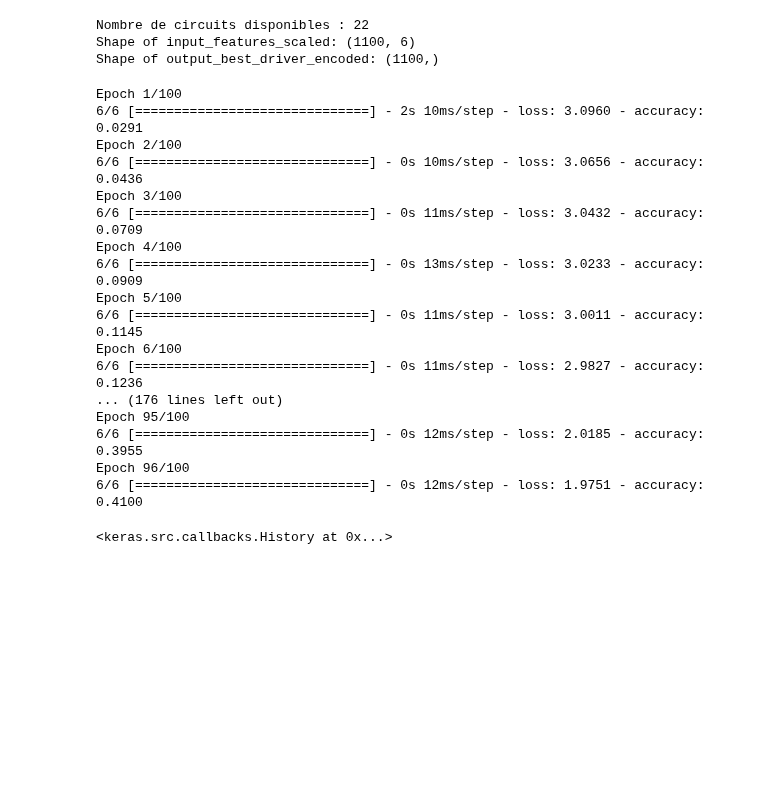
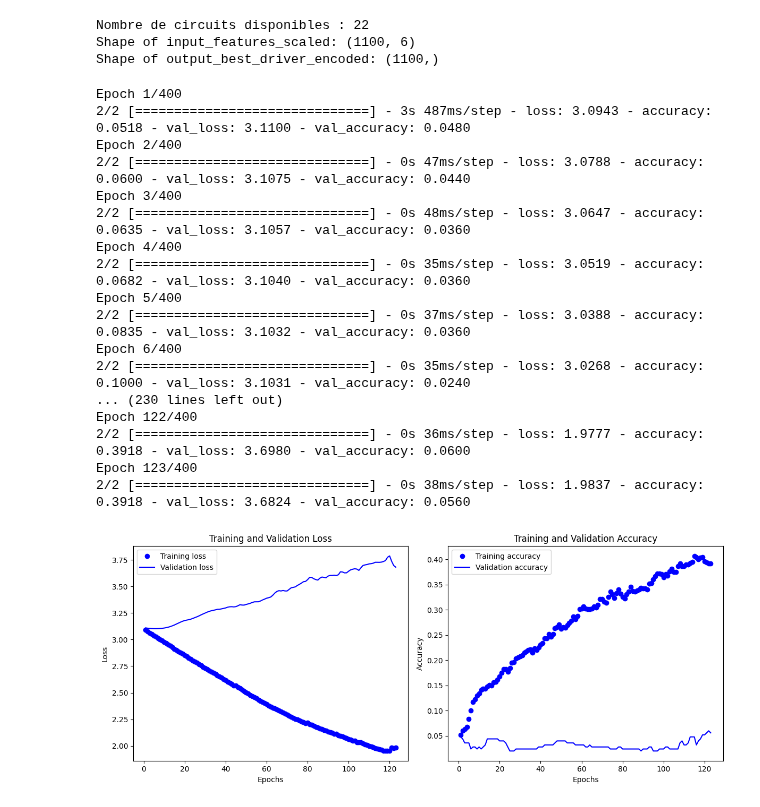
Before and after one commit to rricc22/F1, a Jupyter notebook: analyse2.ipynb, the cells around one changed output. Drawn from its saved outputs; the diff is of its cells as text; code cells hidden in the pictures; blank space fills up the shorter version.

```diff
--- a/analyse2.ipynb
+++ b/analyse2.ipynb
@@ -12,6 +12,38 @@ from sklearn.preprocessing import StandardScaler, LabelEncoder
 2025-02-21 11:17:51.805435: I tensorflow/core/platform/cpu_feature_guard.cc:182] This TensorFlow binary is optimized to use available CPU instructions in performance-critical operations.
 To enable the following instructions: AVX2 FMA, in other operations, rebuild TensorFlow with the appropriate compiler flags.
 2025-02-21 11:17:52.881581: W tensorflow/compiler/tf2tensorrt/utils/py_utils.cc:38] TF-TRT Warning: Could not find TensorRT
+# %%
+def plot_training_history(history):
+    # Extraire les valeurs de loss et d'accuracy
+    history_dict = history.history
+    loss_values = history_dict.get("loss")
+    val_loss_values = history_dict.get("val_loss")
+    acc_values = history_dict.get("accuracy")
+    val_acc_values = history_dict.get("val_accuracy")
+
+    epochs = range(1, len(loss_values) + 1)
+
+    # Graphique de la perte (loss)
+    plt.figure(figsize=(12, 5))
+    plt.subplot(1, 2, 1)
+    plt.plot(epochs, loss_values, "bo", label="Training loss")
+    plt.plot(epochs, val_loss_values, "b", label="Validation loss")
+    plt.title("Training and Validation Loss")
+    plt.xlabel("Epochs")
+    plt.ylabel("Loss")
+    plt.legend()
+
+    # Graphique de l'exactitude (accuracy)
+    plt.subplot(1, 2, 2)
+    plt.plot(epochs, acc_values, "bo", label="Training accuracy")
+    plt.plot(epochs, val_acc_values, "b", label="Validation accuracy")
+    plt.title("Training and Validation Accuracy")
+    plt.xlabel("Epochs")
+    plt.ylabel("Accuracy")
+    plt.legend()
+
+    plt.tight_layout()
+    plt.show()
 # %% [markdown]
 # Prep dataset
 # %%
@@ -171,25 +203,28 @@ model.compile(loss='sparse_categorical_crossentropy', optimizer='adam', metrics=
 early_stopping = EarlyStopping(monitor='loss', patience=5, restore_best_weights=True)
 
 # Entraîner le modèle
-model.fit(X_data, y_data, epochs=100, batch_size=4, callbacks=[early_stopping])
+history = model.fit(X_data, y_data, epochs=400, batch_size=10, validation_split=0.2, callbacks=[early_stopping])
 # %% [output]
-Epoch 1/100
-6/6 [==============================] - 2s 10ms/step - loss: 3.0960 - accuracy: 0.0291
-Epoch 2/100
-6/6 [==============================] - 0s 10ms/step - loss: 3.0656 - accuracy: 0.0436
-Epoch 3/100
-6/6 [==============================] - 0s 11ms/step - loss: 3.0432 - accuracy: 0.0709
-Epoch 4/100
-6/6 [==============================] - 0s 13ms/step - loss: 3.0233 - accuracy: 0.0909
-Epoch 5/100
-6/6 [==============================] - 0s 11ms/step - loss: 3.0011 - accuracy: 0.1145
-Epoch 6/100
-6/6 [==============================] - 0s 11ms/step - loss: 2.9827 - accuracy: 0.1236
-... (176 lines left out)
-Epoch 95/100
-6/6 [==============================] - 0s 12ms/step - loss: 2.0185 - accuracy: 0.3955
-Epoch 96/100
-6/6 [==============================] - 0s 12ms/step - loss: 1.9751 - accuracy: 0.4100
+Epoch 1/400
+2/2 [==============================] - 3s 487ms/step - loss: 3.0943 - accuracy: 0.0518 - val_loss: 3.1100 - val_accuracy: 0.0480
+Epoch 2/400
+2/2 [==============================] - 0s 47ms/step - loss: 3.0788 - accuracy: 0.0600 - val_loss: 3.1075 - val_accuracy: 0.0440
+Epoch 3/400
+2/2 [==============================] - 0s 48ms/step - loss: 3.0647 - accuracy: 0.0635 - val_loss: 3.1057 - val_accuracy: 0.0360
+Epoch 4/400
+2/2 [==============================] - 0s 35ms/step - loss: 3.0519 - accuracy: 0.0682 - val_loss: 3.1040 - val_accuracy: 0.0360
+Epoch 5/400
+2/2 [==============================] - 0s 37ms/step - loss: 3.0388 - accuracy: 0.0835 - val_loss: 3.1032 - val_accuracy: 0.0360
+Epoch 6/400
+2/2 [==============================] - 0s 35ms/step - loss: 3.0268 - accuracy: 0.1000 - val_loss: 3.1031 - val_accuracy: 0.0240
+... (230 lines left out)
+Epoch 122/400
+2/2 [==============================] - 0s 36ms/step - loss: 1.9777 - accuracy: 0.3918 - val_loss: 3.6980 - val_accuracy: 0.0600
+Epoch 123/400
+2/2 [==============================] - 0s 38ms/step - loss: 1.9837 - accuracy: 0.3918 - val_loss: 3.6824 - val_accuracy: 0.0560
-<keras.src.callbacks.History at 0x...>
+# %%
+plot_training_history(history)
+# %% [output]
+[figure, added]
 # %%
 # Sélectionner un circuit spécifique pour la prédiction (ex: "Bahrain Grand Prix")
```
Also changed, not shown: parts of 3 cells of this notebook.
